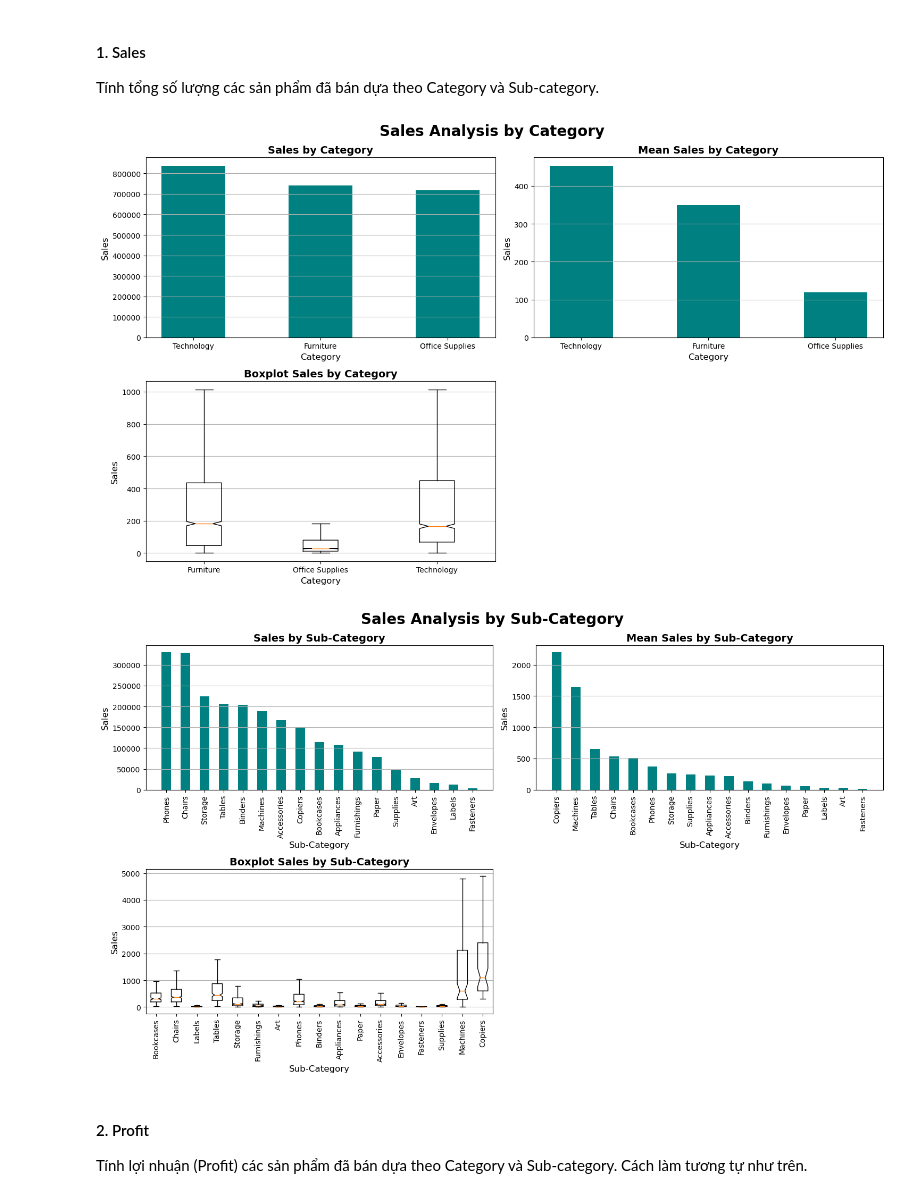
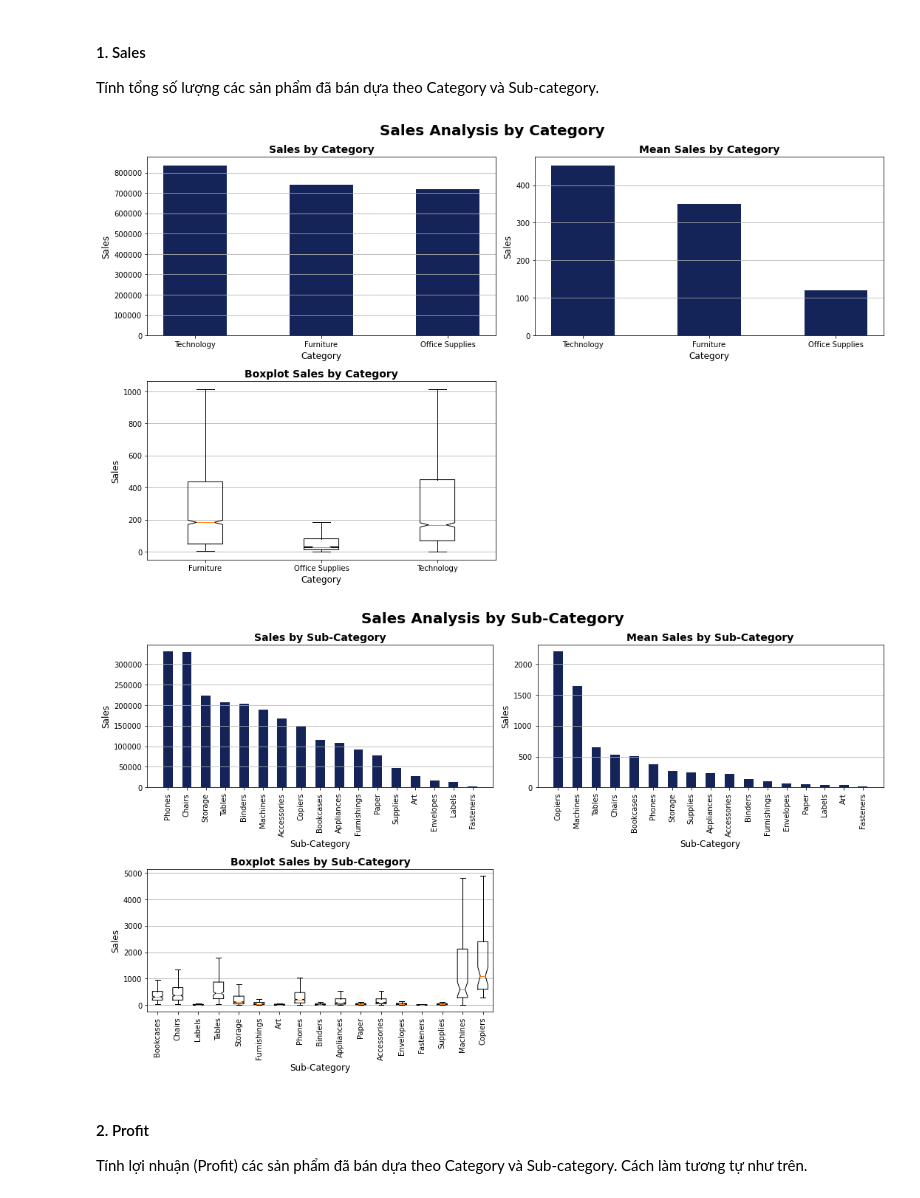
Before and after one commit to khangnl24112002/DataVisualization_Group02_Lab01, a Jupyter notebook: main.ipynb, the cells around one changed output. Cells and saved outputs as stored; diff of their text form; code cells hidden in the pictures.

Commit message:
Change color for barchart in question4

```diff
--- a/main.ipynb
+++ b/main.ipynb
@@ -506,39 +511,39 @@ fig, axs = plt.subplots(nrows=2, ncols=2, figsize=(15,9))
 fig.suptitle('Sales Analysis by Category',fontweight='bold',fontsize=20)
 
 # Vẽ biểu đồ con 1
-axs[0, 0].bar(sales_per_category['Category'], sales_per_category['Sales'], width=0.5, color='teal')
+axs[0, 0].bar(sales_per_category['Category'], sales_per_category['Sales'], width=0.5, color='#142459')
 axs[0, 0].set_title('Sales by Category', fontsize=14, fontweight='bold')
 axs[0, 0].set_xlabel('Category', fontsize=12)
 axs[0, 0].set_ylabel('Sales', fontsize=12)
 axs[0, 0].ticklabel_format(style='plain', axis='y')
 axs[0, 0].tick_params(axis='x', which='major', labelsize=10)
 axs[0, 0].grid(axis='y')
 
 # Vẽ biểu đồ con 2
-axs[0, 1].bar(mean_sales_per_category['Category'], mean_sales_per_category['Sales'], width=0.5, color='teal')
+axs[0, 1].bar(mean_sales_per_category['Category'], mean_sales_per_category['Sales'], width=0.5, color='#142459')
 axs[0, 1].set_title('Mean Sales by Category',fontsize=14, fontweight='bold')
 axs[0, 1].set_xlabel('Category', fontsize=12)
 axs[0, 1].set_ylabel('Sales', fontsize=12)
 axs[0, 1].ticklabel_format(style='plain', axis='y')
 axs[0, 1].tick_params(axis='x', which='major', labelsize=10)
 axs[0, 1].grid(axis='y')
 
 # Vẽ biểu đồ con 3
 axs[1, 0].boxplot([df[df['Category'] == category]['Sales'] for category in df['Category'].unique()], notch=True, showfliers=False)
 axs[1, 0].set_title('Boxplot Sales by Category', fontsize=14, fontweight='bold')
 axs[1, 0].set_xlabel('Category', fontsize=12)
 axs[1, 0].set_ylabel('Sales', fontsize=12)
 axs[1, 0].ticklabel_format(style='plain', axis='y')
 axs[1, 0].set_xticklabels(df['Category'].unique())
 axs[1, 0].grid(axis='y')
 
 # Xoá biểu đồ góc [1, 1]
 axs[1, 1].remove()
 
 plt.tight_layout()
 plt.show()
 # %% [output]
-[figure, old version]
+[figure, new version]
 # %%
 # Tính tổng giá trị sales theo Category
 # Gộp nhóm theo Sub-Category để tạo bảng tính tổng và lưu vào dataframe
@@ -554,7 +559,7 @@ fig, axs = plt.subplots(nrows=2, ncols=2, figsize=(15,9))
 fig.suptitle('Sales Analysis by Sub-Category',fontweight='bold',fontsize=20)
 
 # Vẽ biểu đồ con 1
-axs[0, 0].bar(sales_per_sub_category['Sub-Category'], sales_per_sub_category['Sales'], width=0.5, color='teal')
+axs[0, 0].bar(sales_per_sub_category['Sub-Category'], sales_per_sub_category['Sales'], width=0.5, color='#142459')
 axs[0, 0].set_title('Sales by Sub-Category', fontsize=14, fontweight='bold')
 axs[0, 0].set_xlabel('Sub-Category', fontsize=12)
 axs[0, 0].set_ylabel('Sales', fontsize=12)
@@ -563,7 +568,7 @@ axs[0, 0].tick_params(axis='x', which='major', labelsize=10, rotation=90)
 axs[0, 0].grid(axis='y')
 
 # Vẽ biểu đồ con 2
-axs[0, 1].bar(mean_sales_per_sub_category['Sub-Category'], mean_sales_per_sub_category['Sales'], width=0.5, color='teal')
+axs[0, 1].bar(mean_sales_per_sub_category['Sub-Category'], mean_sales_per_sub_category['Sales'], width=0.5, color='#142459')
 axs[0, 1].set_title('Mean Sales by Sub-Category',fontsize=14, fontweight='bold')
 axs[0, 1].set_xlabel('Sub-Category', fontsize=12)
 axs[0, 1].set_ylabel('Sales', fontsize=12)
@@ -586,7 +591,7 @@ axs[1, 1].remove()
 plt.tight_layout()
 plt.show()
 # %% [output]
-[figure, old version]
+[figure, new version]
 # %% [markdown]
 #### 2. Profit
 
```
Also changed, not shown: parts of 15 cells of this notebook.
